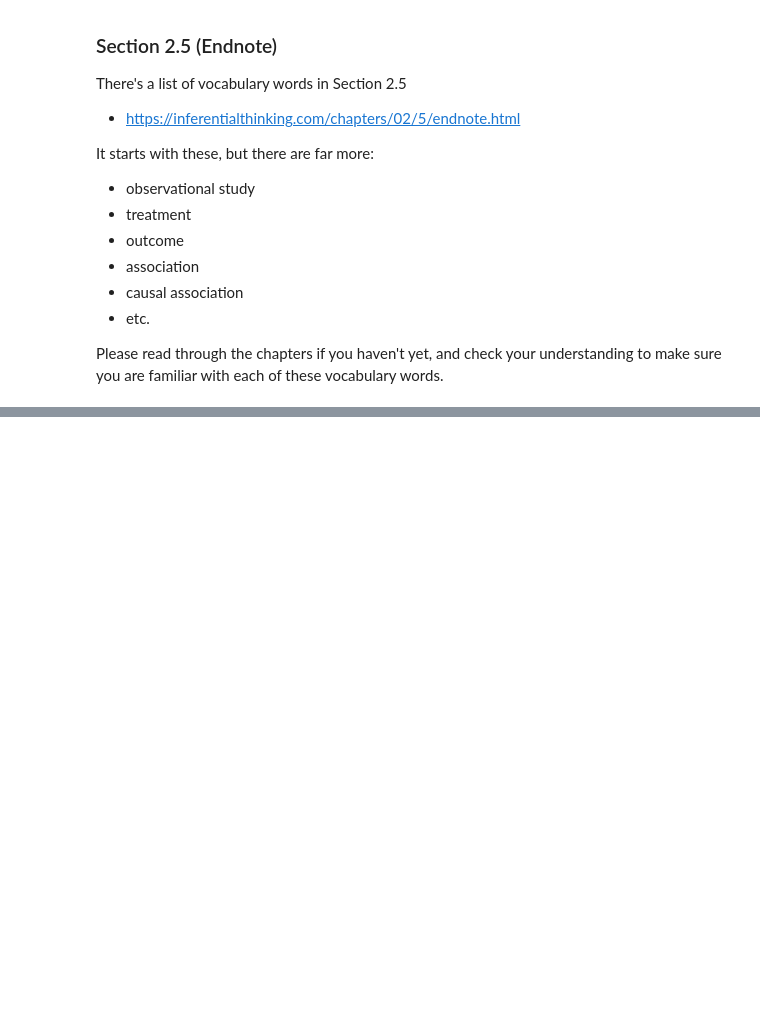
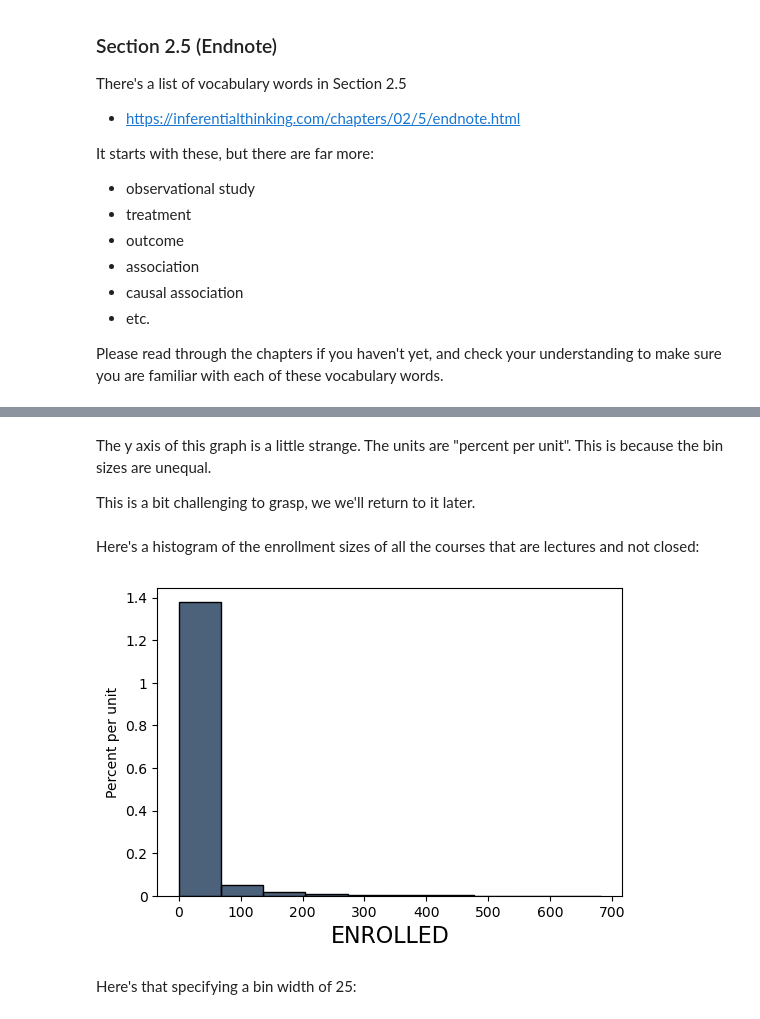
Before and after one commit to ucsb-ds/cmpsc5a-s25-students, a Jupyter notebook: lectures/lecture08.ipynb, the cells around one changed output, grey strips where cells are left out. Saved outputs shown, nothing was run; the diff lists cells and outputs as text; code cells hidden in the pictures; blank space fills up the shorter version.

```diff
--- a/lectures/lecture08.ipynb
+++ b/lectures/lecture08.ipynb
@@ -188,0 +201,2 @@ Please read through the chapters if you haven't yet, and check your understandin
+# %%
+courseTable = Table.read_table("data/ucsb-s25-courses.csv")
@@ -188,0 +220,13 @@ Please read through the chapters if you haven't yet, and check your understandin
+# %%
+def courseIdToDept(courseId):
+    return courseId[0:8].strip()
+
+def courseIdToCourseNum(courseId):
+    return courseId[8:13].strip()
+
+def courseIdToSuffix(courseId):
+    return courseId[14:].strip()
+
+def isLecture(sectionNum):
+    # if section number is divisible by 100, it's a lecture
+    return sectionNum % 100 == 0
@@ -188,0 +360,15 @@ Please read through the chapters if you haven't yet, and check your understandin
+# %% [markdown]
+The y axis of this graph is a little strange.  The units are "percent per unit".  This is because the bin sizes are unequal.
+
+This is a bit challenging to grasp, we we'll return to it later.
+# %% [markdown]
+Here's a histogram of the enrollment sizes of all the courses that are lectures and not closed:
+# %%
+allOpenLectures = courses \
+  .where("STATUS", are.not_equal_to("Closed")) \
+  .where("isLecture", are.equal_to(True))
+allOpenLectures.hist("ENROLLED")
+# %% [output]
+[figure, added]
+# %% [markdown]
+Here's that specifying a bin width of 25:
```
Also changed, not shown: parts of 28 cells of this notebook.
